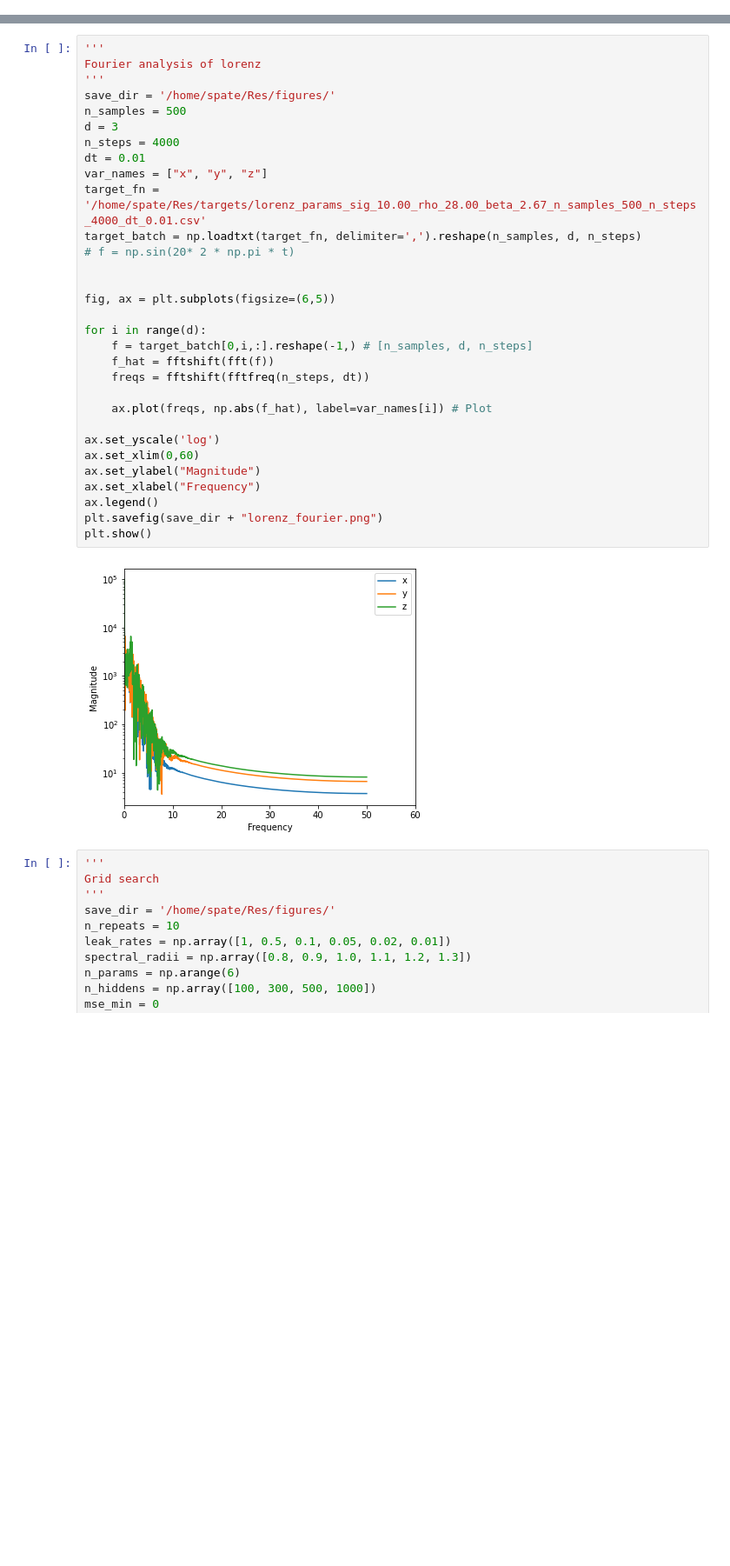
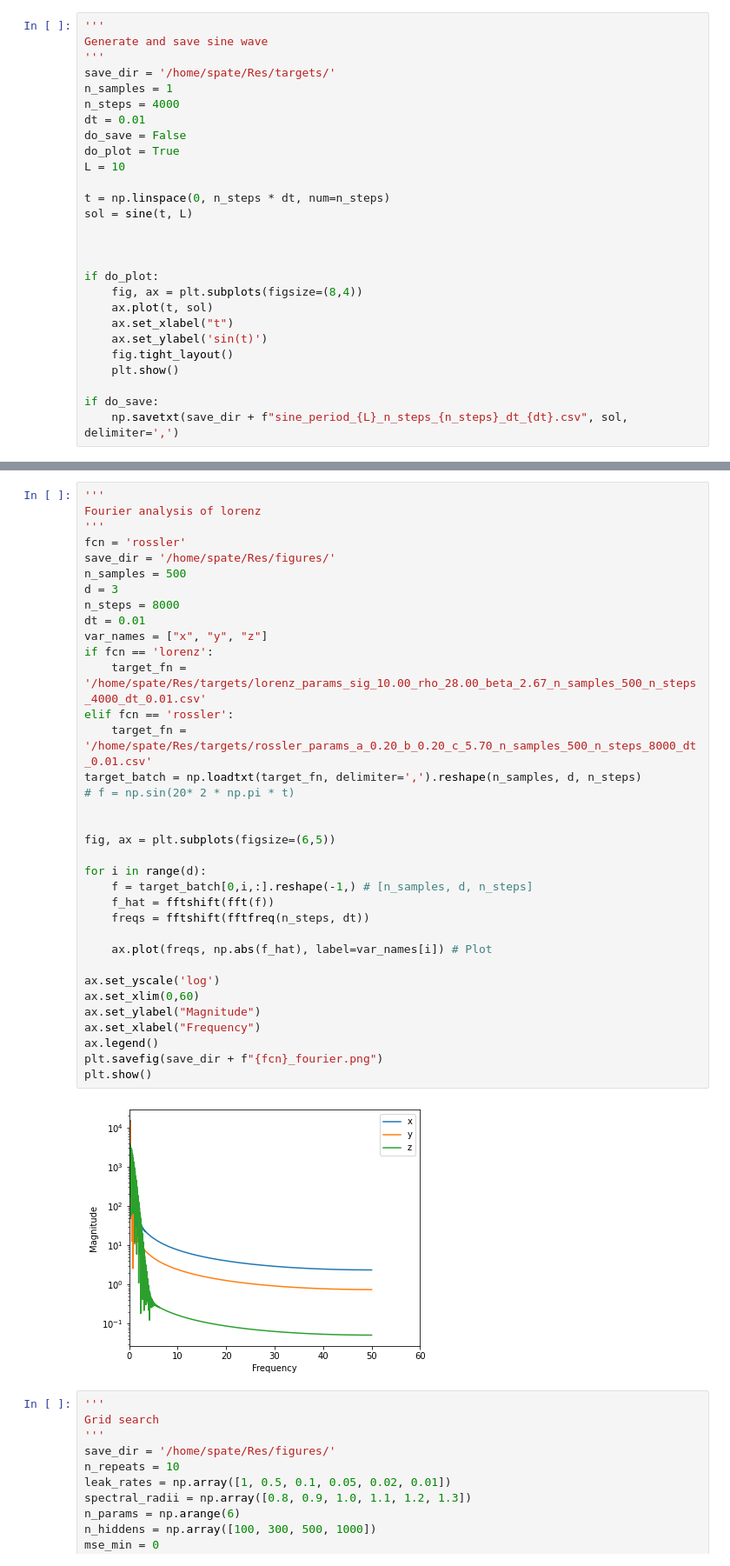
Before and after one commit to stefanpate/reservoir, a Jupyter notebook: gen_targets_grid_search_fourier.ipynb, the cells around one changed output, grey strips where cells are left out. Shown: that part at 87% size. Drawn from its saved outputs; the diff is of its cells as text; blank space fills up the shorter version.

```diff
--- a/gen_targets_grid_search_fourier.ipynb
+++ b/gen_targets_grid_search_fourier.ipynb
@@ -77,0 +83,27 @@ if do_save:
+# %%
+'''
+Generate and save sine wave
+'''
+save_dir = '/home/spate/Res/targets/'
+n_samples = 1
+n_steps = 4000
+dt = 0.01
+do_save = False
+do_plot = True
+L = 10
+
+t = np.linspace(0, n_steps * dt, num=n_steps)
+sol = sine(t, L)
+
+
+
+if do_plot:
+    fig, ax = plt.subplots(figsize=(8,4))
+    ax.plot(t, sol)
+    ax.set_xlabel("t")
+    ax.set_ylabel('sin(t)')
+    fig.tight_layout()
+    plt.show()
+
+if do_save:
+    np.savetxt(save_dir + f"sine_period_{L}_n_steps_{n_steps}_dt_{dt}.csv", sol, delimiter=',')
@@ -78,36 +166,40 @@ if do_save:
 # %%
 '''
 Fourier analysis of lorenz
 '''
+fcn = 'rossler'
 save_dir = '/home/spate/Res/figures/'
 n_samples = 500
 d = 3
-n_steps = 4000
+n_steps = 8000
 dt = 0.01
 var_names = ["x", "y", "z"]
-target_fn = '/home/spate/Res/targets/lorenz_params_sig_10.00_rho_28.00_beta_2.67_n_samples_500_n_steps_4000_dt_0.01.csv'
+if fcn == 'lorenz':
+    target_fn = '/home/spate/Res/targets/lorenz_params_sig_10.00_rho_28.00_beta_2.67_n_samples_500_n_steps_4000_dt_0.01.csv'
+elif fcn == 'rossler':
+    target_fn = '/home/spate/Res/targets/rossler_params_a_0.20_b_0.20_c_5.70_n_samples_500_n_steps_8000_dt_0.01.csv'
 target_batch = np.loadtxt(target_fn, delimiter=',').reshape(n_samples, d, n_steps)
 # f = np.sin(20* 2 * np.pi * t)
 
 
 fig, ax = plt.subplots(figsize=(6,5))
 
 for i in range(d):
     f = target_batch[0,i,:].reshape(-1,) # [n_samples, d, n_steps]
     f_hat = fftshift(fft(f))
     freqs = fftshift(fftfreq(n_steps, dt))
 
     ax.plot(freqs, np.abs(f_hat), label=var_names[i]) # Plot
 
 ax.set_yscale('log')
 ax.set_xlim(0,60)
 ax.set_ylabel("Magnitude")
 ax.set_xlabel("Frequency")
 ax.legend()
-plt.savefig(save_dir + "lorenz_fourier.png")
+plt.savefig(save_dir + f"{fcn}_fourier.png")
 plt.show()
 # %% [output]
-[figure, old version]
+[figure, new version]
 # %%
 '''
 Grid search
```
Also changed, not shown: parts of 6 cells of this notebook, 4 other files.
